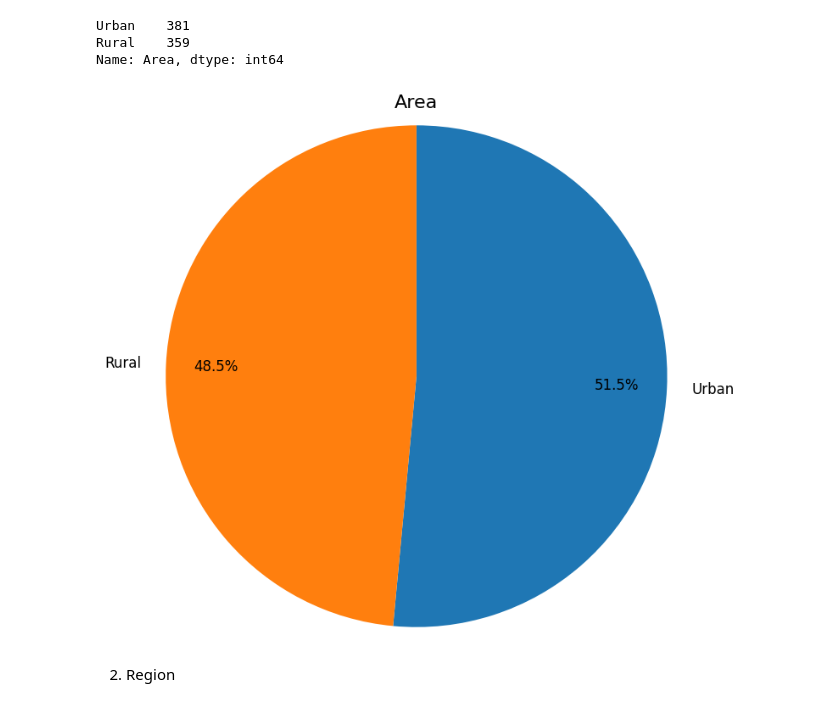
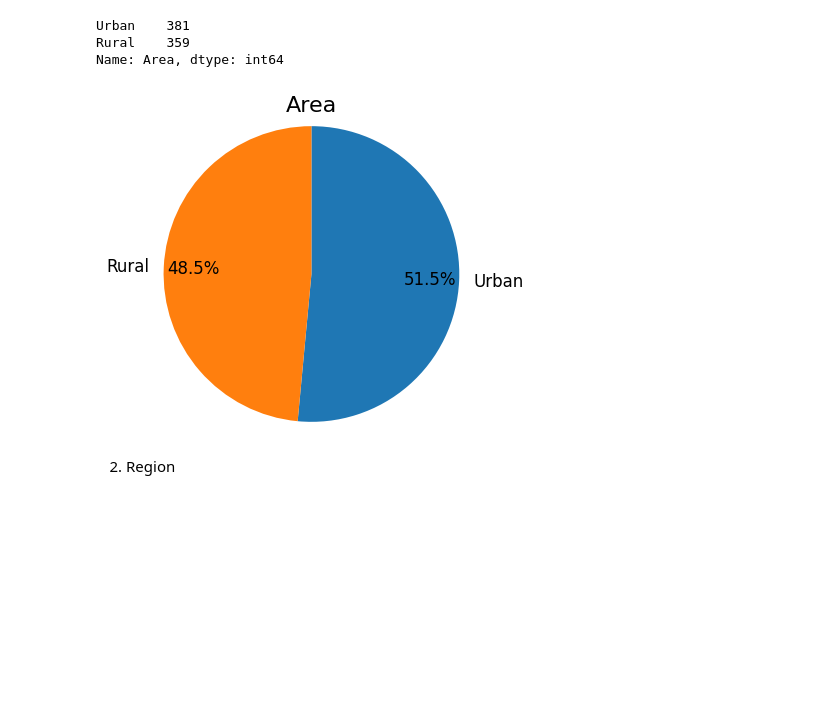
Before and after one commit to divyakedia/OIBSIP, a Jupyter notebook: Unemployment_Analysis.ipynb, the cells around one changed output. Drawn from its saved outputs; the diff is of its cells as text; code cells hidden in the pictures; blank space fills up the shorter version.

```diff
--- a/Unemployment_Analysis.ipynb
+++ b/Unemployment_Analysis.ipynb
@@ -198,14 +198,14 @@ Name: Area, dtype: int64
 # %%
 #Pie chart for Area
 Area =data_set1["Area"].value_counts()
-plt.figure(figsize=(8,8))
+plt.figure(figsize=(4,4))
 plt.pie(Area, labels=Area.index, autopct='%1.1f%%', pctdistance=0.8, labeldistance=1.1,
         radius=1.2, startangle=90,
         textprops=dict(color="black", fontsize=12), counterclock=False)
 plt.title('Area', fontsize=16)
 plt.show()
 # %% [output]
-[figure, old version]
+[figure, new version]
 # %% [markdown]
 2. Region
 # %%
```
Also changed, not shown: parts of 2 cells of this notebook.
